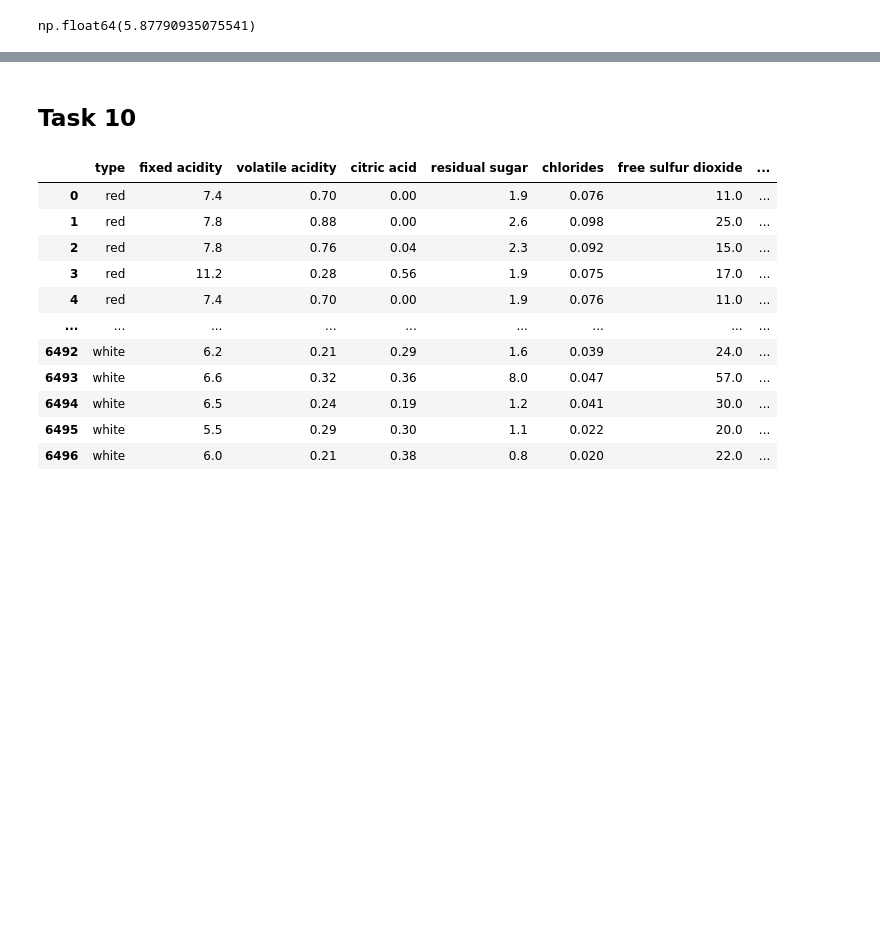
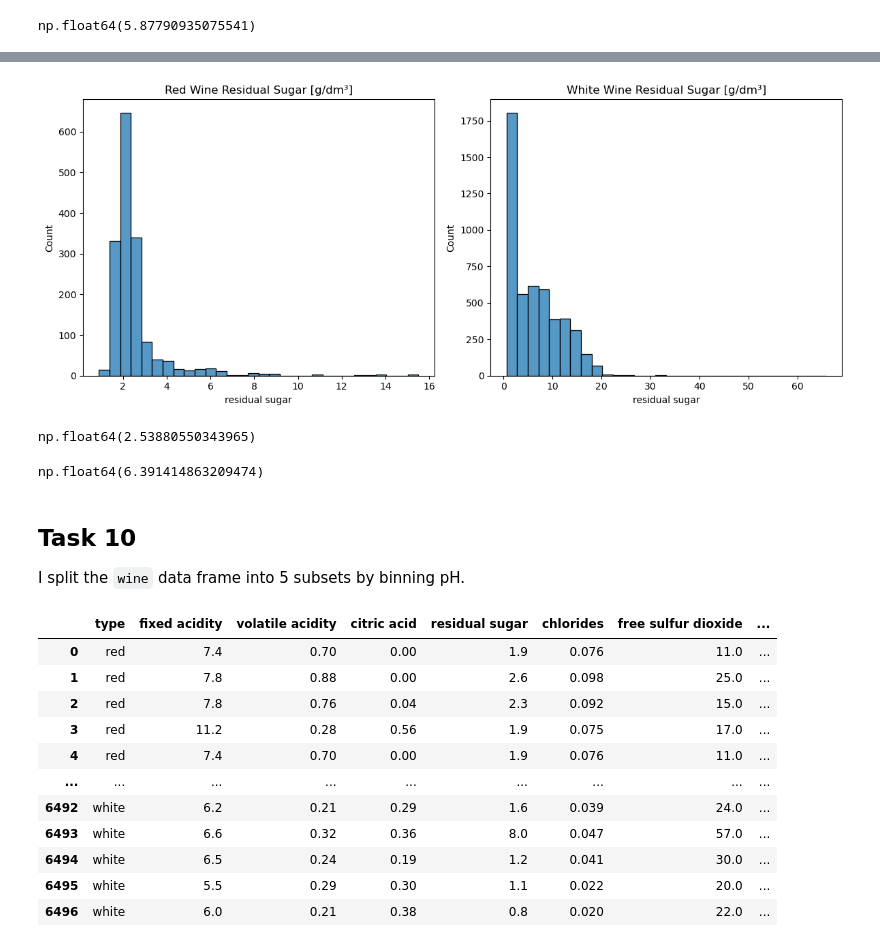
Before and after one commit to pbollhorn/bi-group5, a Jupyter notebook: mp2/mini_project_2.ipynb, the cells around one changed output, grey strips where cells are left out. Saved outputs shown, nothing was run; the diff lists cells and outputs as text; code cells hidden in the pictures; blank space fills up the shorter version.

```diff
--- a/mp2/mini_project_2.ipynb
+++ b/mp2/mini_project_2.ipynb
@@ -261,5 +306,29 @@ np.float64(5.87790935075541)
+# %%
+fig, axes = plt.subplots(1, 2, figsize=(12, 5))
+
+sb.histplot(x='residual sugar', data=red_wine, ax=axes[0], bins=30)
+axes[0].set_title('Red Wine Residual Sugar [g/dm³]')
+
+sb.histplot(x='residual sugar', data=white_wine, ax=axes[1], bins=30)
+axes[1].set_title('White Wine Residual Sugar [g/dm³]')
+
+plt.tight_layout()
+# %% [output]
+[figure, added]
+# %%
+red_wine_average_residual_sugar = red_wine['residual sugar'].mean()
+red_wine_average_residual_sugar
+# %% [output]
+np.float64(2.53880550343965)
+# %%
+white_wine_average_residual_sugar = white_wine['residual sugar'].mean()
+white_wine_average_residual_sugar
+# %% [output]
+np.float64(6.391414863209474)
 # %% [markdown]
 ## Task 10
+
+I split the `wine` data frame into 5 subsets by binning pH.
 # %%
 wine['pH_bin'] = pd.cut(wine['pH'], bins=5)
 wine
```
Also changed, not shown: parts of 32 cells of this notebook.
